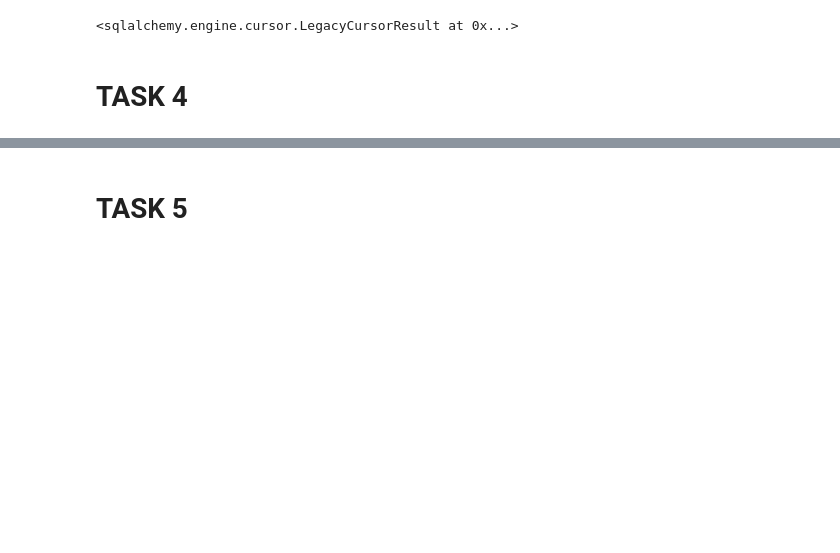
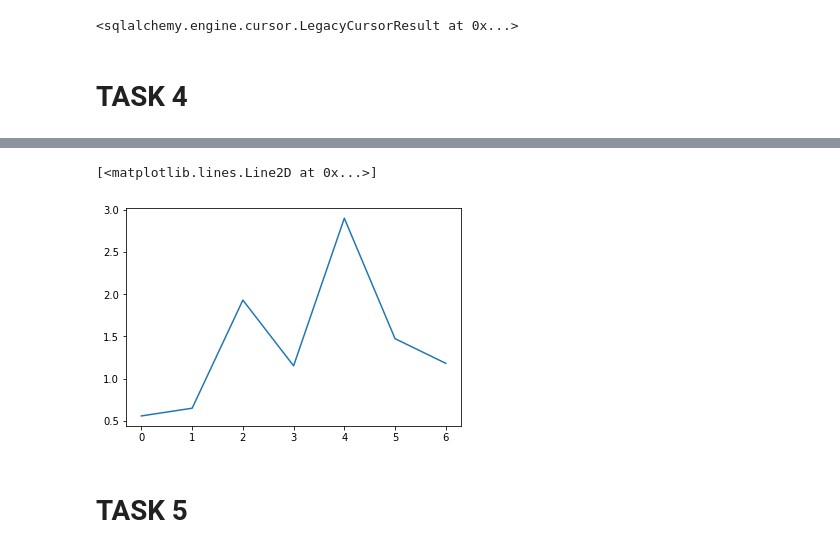
Before and after one commit to Denissovan/Denis_Krajcirik-PDT-zadanie1, a Jupyter notebook: tweets.ipynb, the cells around one changed output, grey strips where cells are left out. Cells and saved outputs as stored; diff of their text form; code cells hidden in the pictures; blank space fills up the shorter version.

```diff
--- a/tweets.ipynb
+++ b/tweets.ipynb
@@ -789,3 +835,8 @@ df_week_extreme_comp
+# %%
+plt.plot(df_week_extreme_comp[df_week_extreme_comp['theory'] == "9/11 was inside job"]['tweet_extreme_count'], label="tweet_extreme_count")
+# %% [output]
+[<matplotlib.lines.Line2D at 0x...>]
+[figure, added]
 # %% [markdown]
 # TASK 5
 # %%
```
Also changed, not shown: parts of 5 cells of this notebook.
